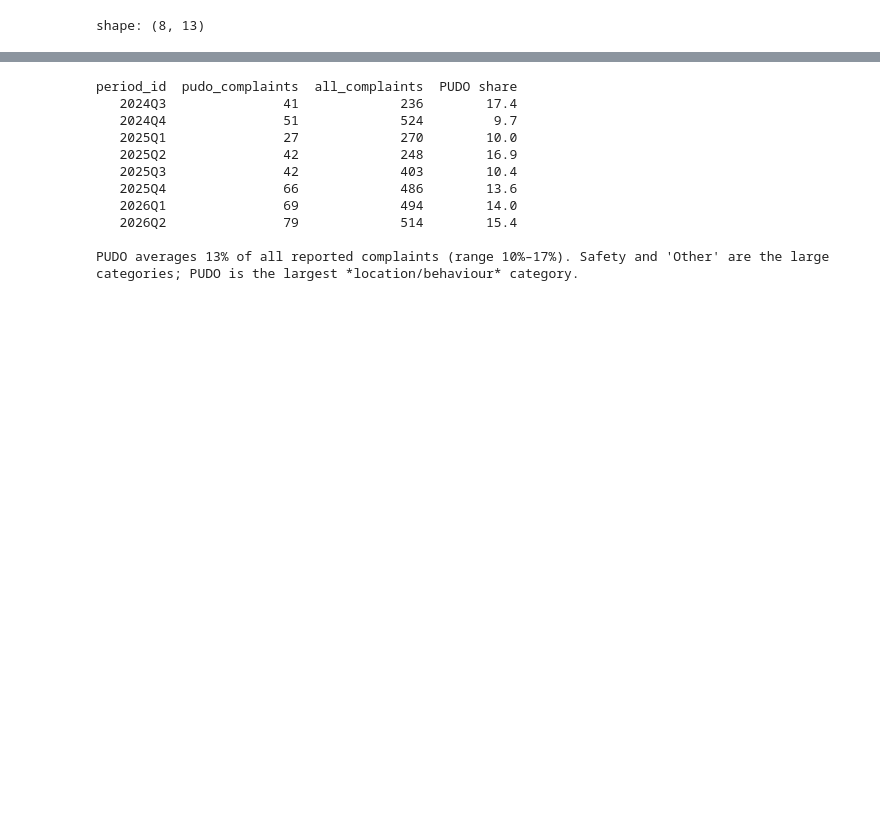
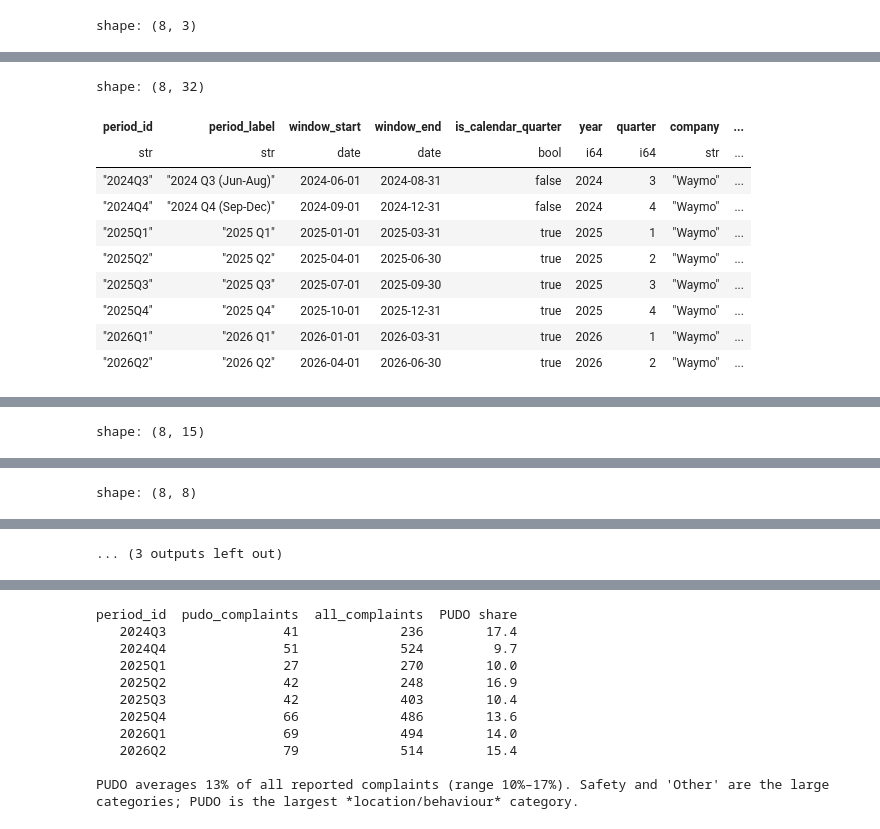
Before and after one commit to jonathanwilsonami/curbrisk-av, a Jupyter notebook: pudo-pipeline/notebooks/pudo_analysis.ipynb, the cells around one changed output, grey strips where cells are left out. Drawn from its saved outputs; the diff is of its cells as text; code cells hidden in the pictures; blank space fills up the shorter version.

```diff
--- a/pudo-pipeline/notebooks/pudo_analysis.ipynb
+++ b/pudo-pipeline/notebooks/pudo_analysis.ipynb
@@ -25,44 +27,46 @@ import pandas as pd
 import polars as pl
 import matplotlib.pyplot as plt
 from scipy import stats
+from IPython.display import display
 
 DATA = Path(os.environ.get("PUDO_DATA_DIR", "../data")) / "parquet"
+
+final_data = pl.read_parquet(DATA / "final_pudo_summary.parquet")
 summary = pl.read_parquet(DATA / "pudo_summary.parquet")
 monthly = pl.read_parquet(DATA / "monthly_activity.parquet")
 pudo_counts = pl.read_parquet(DATA / "pudo_counts.parquet")
 complaints = pl.read_parquet(DATA / "complaints.parquet")   # ride-level, 2025Q1+ only
 
+
+# -------------------------------------------------------------------
+# Inspect datasets
+# -------------------------------------------------------------------
+
+datasets = {
+    "final_data": final_data,
+    "summary": summary,
+    "monthly": monthly,
+    "pudo_counts": pudo_counts,
+    "complaints": complaints,
+}
+
+for name, df in datasets.items():
+    print(f"\n{'=' * 80}")
+    print(f"Dataset: {name}")
+    print(f"Shape: {df.shape}")
+    print(f"Columns ({len(df.columns)}):")
+
+    for col in df.columns:
+        print(f"  - {col}")
+
+    print("\nFirst 8 rows:")
+    display(df.head(8))
+
+
+# -------------------------------------------------------------------
+# Analysis
+# -------------------------------------------------------------------
+
 s = summary.to_pandas().sort_values("period_id").reset_index(drop=True)
 s["t"] = np.arange(len(s))
-
-# `period_id` is the clean YYYYQn key (sorts / filters / joins cleanly).
-# `period_label` spells out the real month window, because 2024Q3 (Jun–Aug) and
-# 2024Q4 (Sep–Dec) are NOT the calendar quarters their names imply — see
-# `is_calendar_quarter`. Wrap the parenthetical so x-tick labels stay compact.
-s["label"] = s["period_label"].str.replace(" (", "\n(", regex=False)
-labels = s["label"]
-
-# exposure denominators: name -> (summary count col, summary rate col)
-DENOMS = {
-    "VMT total (P1+P2+P3)":        ("vmt_total", "pudo_per_100k_vmt"),
-    "VMT P1 (deadhead → pickup)":  ("vmt_p1",    "pudo_per_100k_vmt_p1"),
-    "VMT P3 (passenger-carrying)": ("vmt_p3",    "pudo_per_100k_vmt_p3"),
-    "VMT P1+P3 (pickup + dropoff)":("vmt_p1_p3", "pudo_per_100k_vmt_p1_p3"),
-    "Trips (1 PU + 1 DO each)":    ("trips",     "pudo_per_100k_trips"),
-}
-
-def poisson_ci(k, exposure, per=1e5, alpha=0.05):
-    """Exact (Garwood) Poisson 95% CI on a rate = k / exposure * per."""
-    k = np.asarray(k, dtype=float)
-    exposure = np.asarray(exposure, dtype=float)
-    with np.errstate(invalid="ignore"):
-        lo = np.where(k > 0, stats.chi2.ppf(alpha / 2, 2 * k) / 2, 0.0)
-    hi = stats.chi2.ppf(1 - alpha / 2, 2 * k + 2) / 2
-    return lo / exposure * per, hi / exposure * per
-
-print(f"{len(s)} analysis periods:", ", ".join(s["period_id"]))
-summary.select("period_id", "period_label", "is_calendar_quarter", "schema",
-               "pudo_complaints", "all_complaints", "pudo_collisions", "ride_rows",
-               "vmt_total", "trips", "deadhead_share", "pudo_per_100k_vmt",
-               "pudo_per_100k_trips")
 # %% [output]
@@ -70 +82 @@ summary.select("period_id", "period_label", "is_calendar_quarter", "schema",
-shape: (8, 13)
+shape: (8, 3)
@@ -80,0 +110,11 @@ shape: (8, 13)
+shape: (8, 32)
+| period_id | period_label | window_start | window_end | is_calendar_quarter | year | quarter | company | ... |
+| str | str | date | date | bool | i64 | i64 | str | ... |
+| "2024Q3" | "2024 Q3 (Jun-Aug)" | 2024-06-01 | 2024-08-31 | false | 2024 | 3 | "Waymo" | ... |
+| "2024Q4" | "2024 Q4 (Sep-Dec)" | 2024-09-01 | 2024-12-31 | false | 2024 | 4 | "Waymo" | ... |
+| "2025Q1" | "2025 Q1" | 2025-01-01 | 2025-03-31 | true | 2025 | 1 | "Waymo" | ... |
+| "2025Q2" | "2025 Q2" | 2025-04-01 | 2025-06-30 | true | 2025 | 2 | "Waymo" | ... |
+| "2025Q3" | "2025 Q3" | 2025-07-01 | 2025-09-30 | true | 2025 | 3 | "Waymo" | ... |
+| "2025Q4" | "2025 Q4" | 2025-10-01 | 2025-12-31 | true | 2025 | 4 | "Waymo" | ... |
+| "2026Q1" | "2026 Q1" | 2026-01-01 | 2026-03-31 | true | 2026 | 1 | "Waymo" | ... |
+| "2026Q2" | "2026 Q2" | 2026-04-01 | 2026-06-30 | true | 2026 | 2 | "Waymo" | ... |
@@ -80,0 +138 @@ shape: (8, 13)
+shape: (8, 15)
@@ -80,0 +163 @@ shape: (8, 13)
+shape: (8, 8)
@@ -80,0 +174 @@ shape: (8, 13)
+... (3 outputs left out)
```
Also changed, not shown: parts of 17 cells of this notebook.
